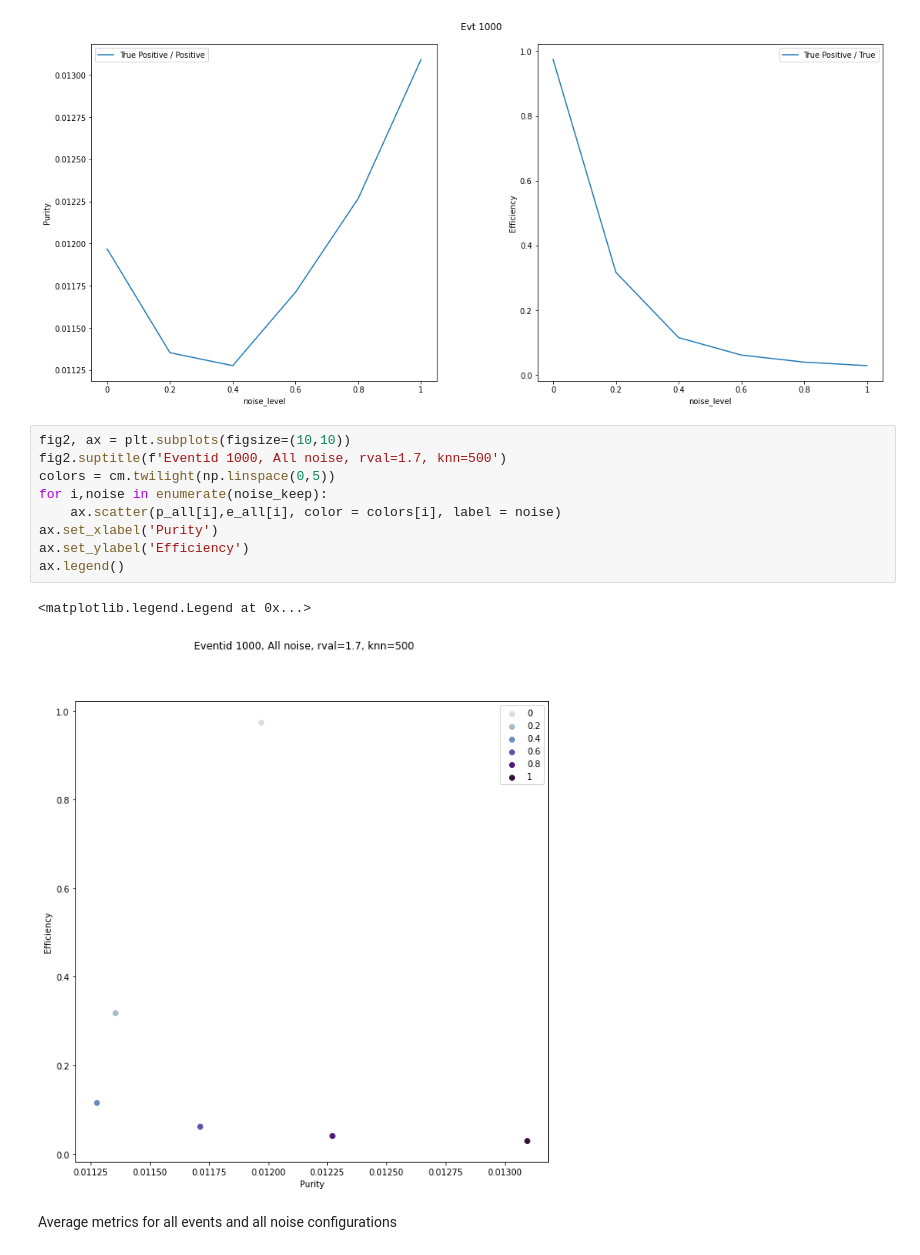
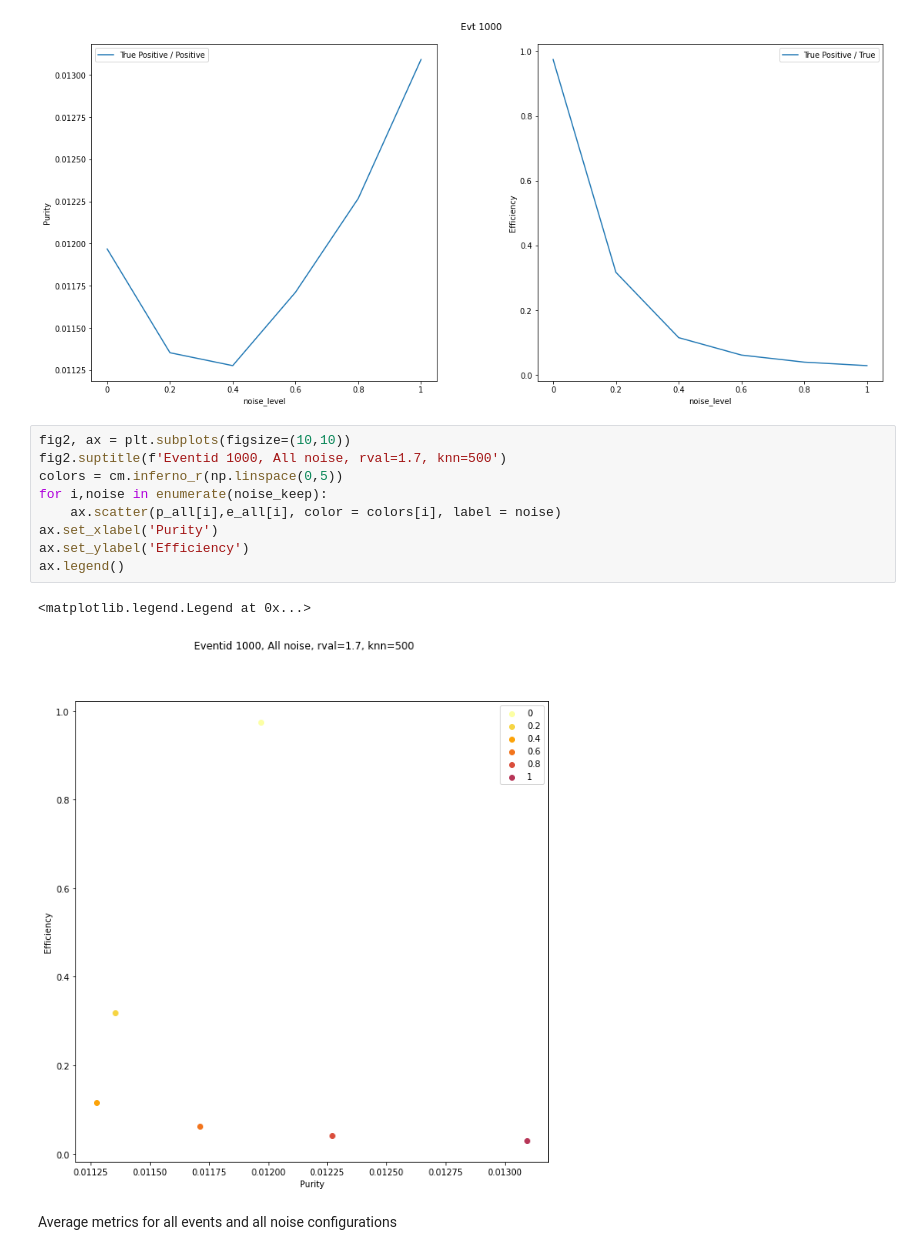
Before and after one commit to caditi97/exatrkx-iml2020, a Jupyter notebook: notebooks/inference_study.ipynb, the cells around one changed output. Saved outputs shown, nothing was run; the diff lists cells and outputs as text.

Commit message:
change colormap

```diff
--- a/notebooks/inference_study.ipynb
+++ b/notebooks/inference_study.ipynb
@@ -221,15 +221,15 @@ ax2.legend()
 # %%
 fig2, ax = plt.subplots(figsize=(10,10))
 fig2.suptitle(f'Eventid 1000, All noise, rval=1.7, knn=500')
-colors = cm.twilight(np.linspace(0,5))
+colors = cm.inferno_r(np.linspace(0,5))
 for i,noise in enumerate(noise_keep):
     ax.scatter(p_all[i],e_all[i], color = colors[i], label = noise)
 ax.set_xlabel('Purity')
 ax.set_ylabel('Efficiency')
 ax.legend()
 # %% [output]
 <matplotlib.legend.Legend at 0x...>
-[figure, old version]
+[figure, new version]
 # %% [markdown]
 Average metrics for all events and all noise configurations
 # %%
```
Also changed, not shown: parts of 2 cells of this notebook.
